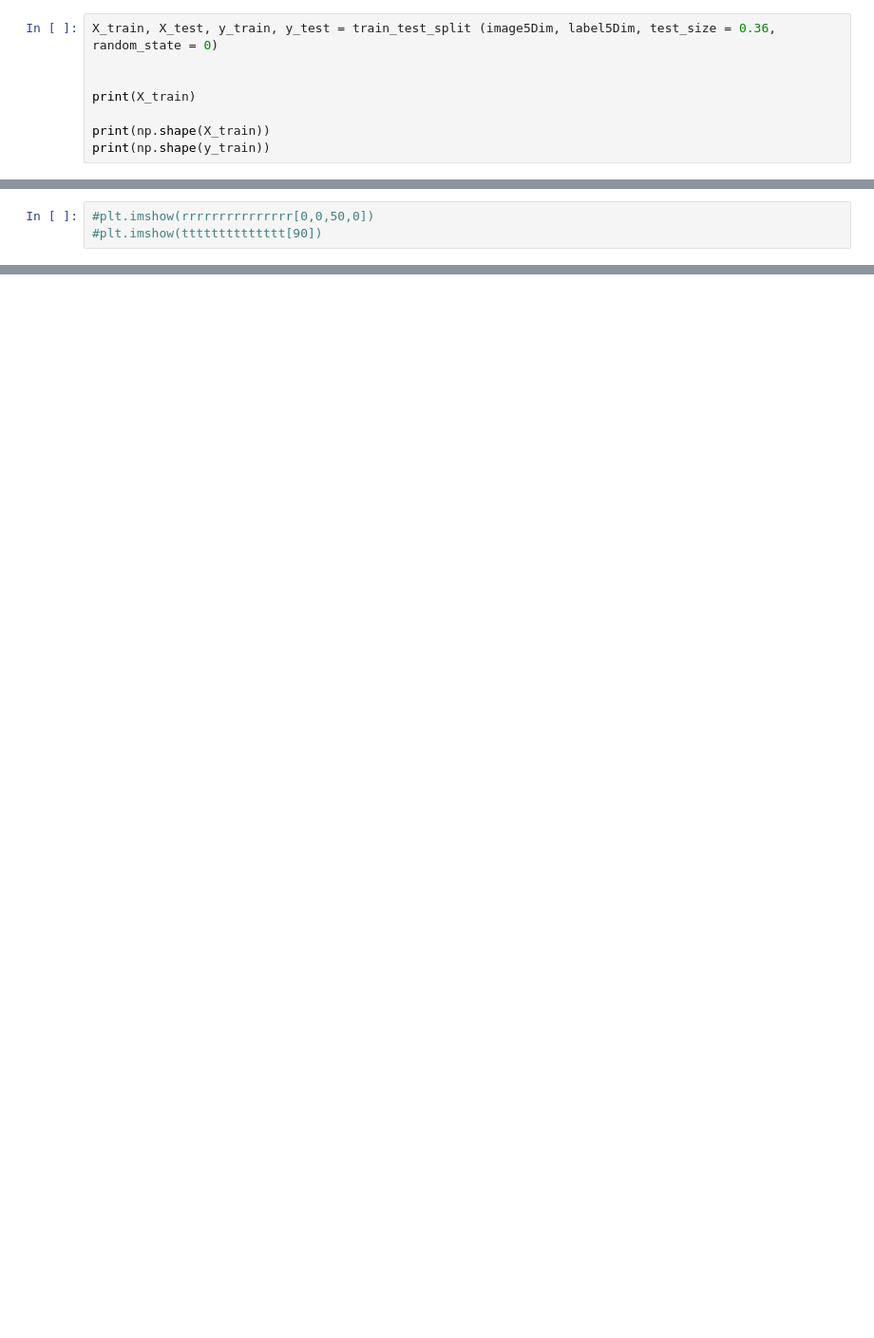
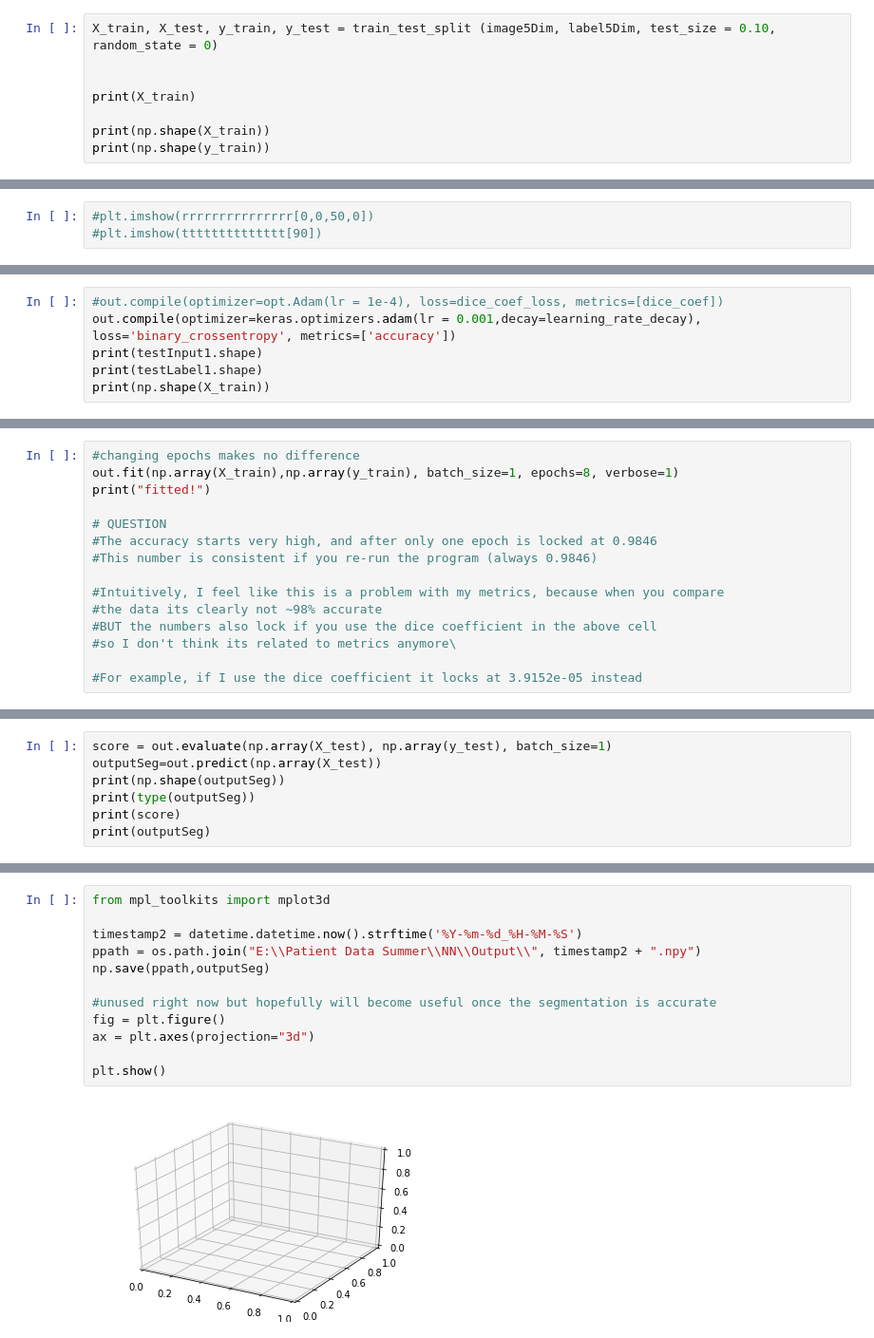
Before and after one commit to SlicerIGT/aigt, a Jupyter notebook: Notebooks/Segmentation3d/AutoSeg.ipynb, the cells around one changed output, grey strips where cells are left out. Shown at 95% size. Drawn from its saved outputs; the diff is of its cells as text; blank space fills up the shorter version.

Commit message:
Runs, but outputs a blank label (among other problems)

```diff
--- a/Notebooks/Segmentation3d/AutoSeg.ipynb
+++ b/Notebooks/Segmentation3d/AutoSeg.ipynb
@@ -362,7 +364,7 @@ print(listOfLabels)
         [0, 0, 0, ..., 0, 0, 0],
         [0, 0, 0, ..., 0, 0, 0]]], dtype=int16)]
 # %%
-X_train, X_test, y_train, y_test = train_test_split (image5Dim, label5Dim, test_size = 0.36, random_state = 0)
+X_train, X_test, y_train, y_test = train_test_split (image5Dim, label5Dim, test_size = 0.10, random_state = 0)
 
 
 print(X_train)
@@ -885,0 +502,6 @@ training_log = model.fit_generator(training_generator,
+# %%
+#out.compile(optimizer=opt.Adam(lr = 1e-4), loss=dice_coef_loss, metrics=[dice_coef])
+out.compile(optimizer=keras.optimizers.adam(lr = 0.001,decay=learning_rate_decay), loss='binary_crossentropy', metrics=['accuracy'])
+print(testInput1.shape)
+print(testLabel1.shape)
+print(np.shape(X_train))
@@ -885,0 +512,15 @@ training_log = model.fit_generator(training_generator,
+# %%
+#changing epochs makes no difference
+out.fit(np.array(X_train),np.array(y_train), batch_size=1, epochs=8, verbose=1)
+print("fitted!")
+
+# QUESTION
+#The accuracy starts very high, and after only one epoch is locked at 0.9846
+#This number is consistent if you re-run the program (always 0.9846)
+
+#Intuitively, I feel like this is a problem with my metrics, because when you compare
+#the data its clearly not ~98% accurate
+#BUT the numbers also lock if you use the dice coefficient in the above cell
+#so I don't think its related to metrics anymore\
+
+#For example, if I use the dice coefficient it locks at 3.9152e-05 instead
@@ -885,0 +554,7 @@ training_log = model.fit_generator(training_generator,
+# %%
+score = out.evaluate(np.array(X_test), np.array(y_test), batch_size=1)
+outputSeg=out.predict(np.array(X_test))
+print(np.shape(outputSeg))
+print(type(outputSeg))
+print(score)
+print(outputSeg)
@@ -885,0 +579,14 @@ training_log = model.fit_generator(training_generator,
+# %%
+from mpl_toolkits import mplot3d
+
+timestamp2 = datetime.datetime.now().strftime('%Y-%m-%d_%H-%M-%S')
+ppath = os.path.join("E:\\Patient Data Summer\\NN\\Output\\", timestamp2 + ".npy")
+np.save(ppath,outputSeg)
+
+#unused right now but hopefully will become useful once the segmentation is accurate
+fig = plt.figure()
+ax = plt.axes(projection="3d")
+
+plt.show()
+# %% [output]
+[figure, added]
```
Also changed, not shown: parts of 29 cells of this notebook.
